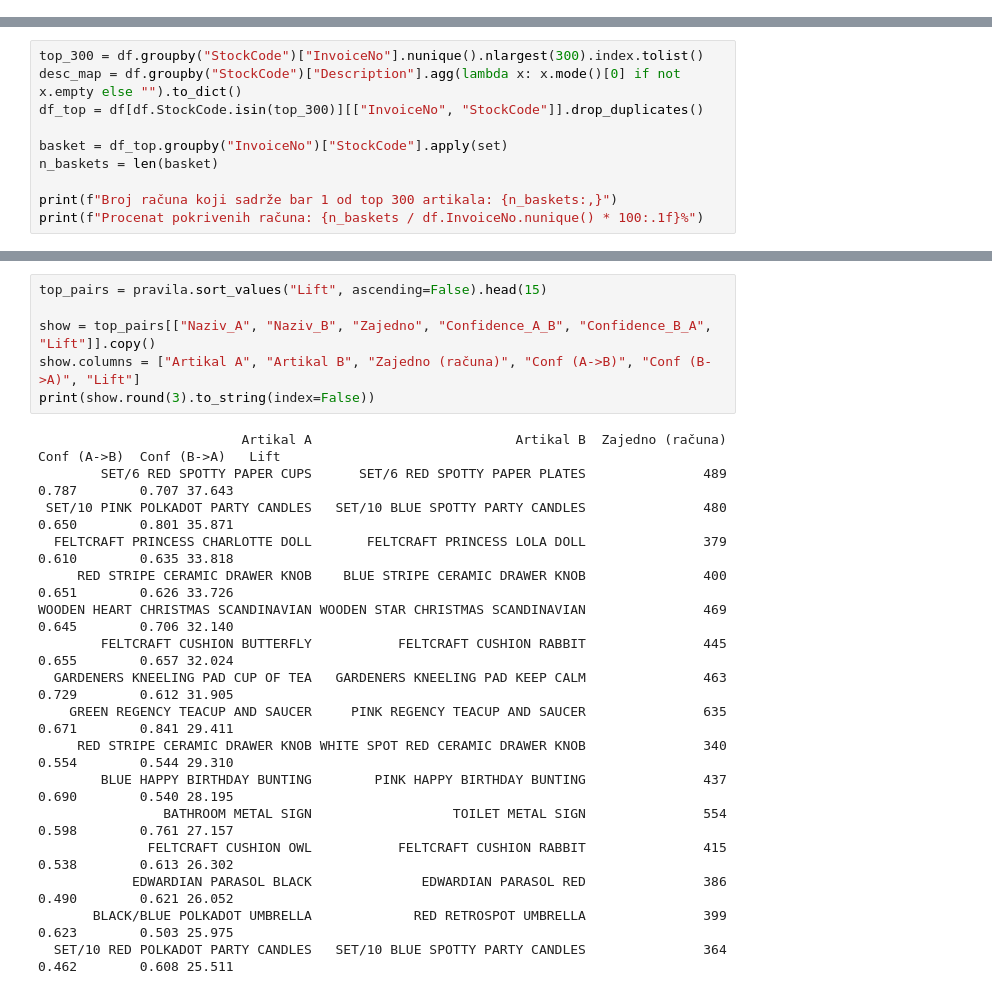
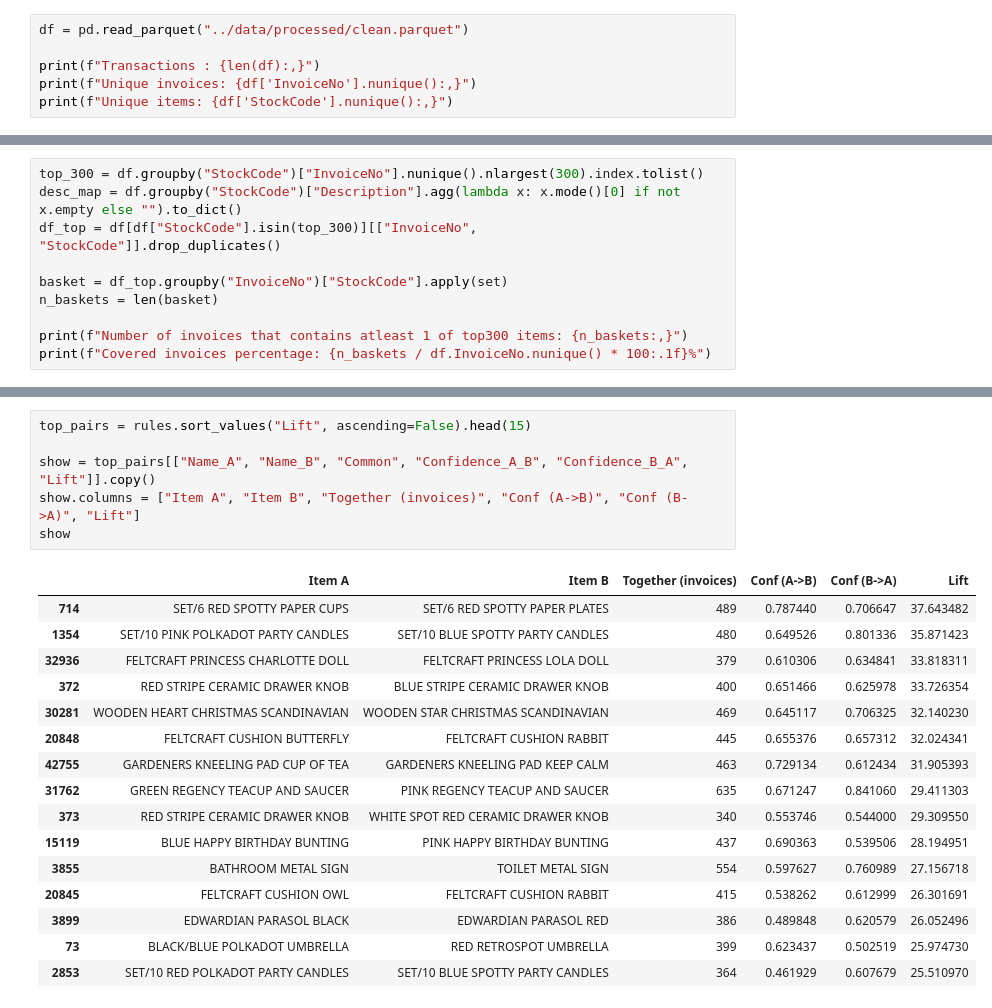
Before and after one commit to aaleksaacic/online-shop-analytics, a Jupyter notebook: notebooks/06_recommendation.ipynb, the cells around one changed output, grey strips where cells are left out. Cells and saved outputs as stored; diff of their text form.

```diff
--- a/notebooks/06_recommendation.ipynb
+++ b/notebooks/06_recommendation.ipynb
@@ -17,0 +7,6 @@ Jedinstvenih artikala: 4,620
+# %%
+df = pd.read_parquet("../data/processed/clean.parquet")
+
+print(f"Transactions : {len(df):,}")
+print(f"Unique invoices: {df['InvoiceNo'].nunique():,}")
+print(f"Unique items: {df['StockCode'].nunique():,}")
@@ -18,11 +17,11 @@ Jedinstvenih artikala: 4,620
 # %%
 top_300 = df.groupby("StockCode")["InvoiceNo"].nunique().nlargest(300).index.tolist()
 desc_map = df.groupby("StockCode")["Description"].agg(lambda x: x.mode()[0] if not x.empty else "").to_dict()
-df_top = df[df.StockCode.isin(top_300)][["InvoiceNo", "StockCode"]].drop_duplicates()
+df_top = df[df["StockCode"].isin(top_300)][["InvoiceNo", "StockCode"]].drop_duplicates()
 
 basket = df_top.groupby("InvoiceNo")["StockCode"].apply(set)
 n_baskets = len(basket)
 
-print(f"Broj računa koji sadrže bar 1 od top 300 artikala: {n_baskets:,}")
-print(f"Procenat pokrivenih računa: {n_baskets / df.InvoiceNo.nunique() * 100:.1f}%")
+print(f"Number of invoices that contains atleast 1 of top300 items: {n_baskets:,}")
+print(f"Covered invoices percentage: {n_baskets / df.InvoiceNo.nunique() * 100:.1f}%")
 # %% [output]
@@ -70,24 +69,24 @@ Maksimalni Lift u podacima: 37.64
 # %%
-top_pairs = pravila.sort_values("Lift", ascending=False).head(15)
+top_pairs = rules.sort_values("Lift", ascending=False).head(15)
 
-show = top_pairs[["Naziv_A", "Naziv_B", "Zajedno", "Confidence_A_B", "Confidence_B_A", "Lift"]].copy()
-show.columns = ["Artikal A", "Artikal B", "Zajedno (računa)", "Conf (A->B)", "Conf (B->A)", "Lift"]
-print(show.round(3).to_string(index=False))
+show = top_pairs[["Name_A", "Name_B", "Common", "Confidence_A_B", "Confidence_B_A", "Lift"]].copy()
+show.columns = ["Item A", "Item B", "Together (invoices)", "Conf (A->B)", "Conf (B->A)", "Lift"]
+show
 # %% [output]
-                          Artikal A                          Artikal B  Zajedno (računa)  Conf (A->B)  Conf (B->A)   Lift
-        SET/6 RED SPOTTY PAPER CUPS      SET/6 RED SPOTTY PAPER PLATES               489        0.787        0.707 37.643
- SET/10 PINK POLKADOT PARTY CANDLES   SET/10 BLUE SPOTTY PARTY CANDLES               480        0.650        0.801 35.871
-  FELTCRAFT PRINCESS CHARLOTTE DOLL       FELTCRAFT PRINCESS LOLA DOLL               379        0.610        0.635 33.818
-     RED STRIPE CERAMIC DRAWER KNOB    BLUE STRIPE CERAMIC DRAWER KNOB               400        0.651        0.626 33.726
-WOODEN HEART CHRISTMAS SCANDINAVIAN WOODEN STAR CHRISTMAS SCANDINAVIAN               469        0.645        0.706 32.140
-        FELTCRAFT CUSHION BUTTERFLY           FELTCRAFT CUSHION RABBIT               445        0.655        0.657 32.024
-  GARDENERS KNEELING PAD CUP OF TEA   GARDENERS KNEELING PAD KEEP CALM               463        0.729        0.612 31.905
-    GREEN REGENCY TEACUP AND SAUCER     PINK REGENCY TEACUP AND SAUCER               635        0.671        0.841 29.411
-     RED STRIPE CERAMIC DRAWER KNOB WHITE SPOT RED CERAMIC DRAWER KNOB               340        0.554        0.544 29.310
-        BLUE HAPPY BIRTHDAY BUNTING        PINK HAPPY BIRTHDAY BUNTING               437        0.690        0.540 28.195
-                BATHROOM METAL SIGN                  TOILET METAL SIGN               554        0.598        0.761 27.157
-              FELTCRAFT CUSHION OWL           FELTCRAFT CUSHION RABBIT               415        0.538        0.613 26.302
-            EDWARDIAN PARASOL BLACK              EDWARDIAN PARASOL RED               386        0.490        0.621 26.052
-       BLACK/BLUE POLKADOT UMBRELLA             RED RETROSPOT UMBRELLA               399        0.623        0.503 25.975
-  SET/10 RED POLKADOT PARTY CANDLES   SET/10 BLUE SPOTTY PARTY CANDLES               364        0.462        0.608 25.511
+|  | Item A | Item B | Together (invoices) | Conf (A->B) | Conf (B->A) | Lift |
+| 714 | SET/6 RED SPOTTY PAPER CUPS | SET/6 RED SPOTTY PAPER PLATES | 489 | 0.787440 | 0.706647 | 37.643482 |
+| 1354 | SET/10 PINK POLKADOT PARTY CANDLES | SET/10 BLUE SPOTTY PARTY CANDLES | 480 | 0.649526 | 0.801336 | 35.871423 |
+| 32936 | FELTCRAFT PRINCESS CHARLOTTE DOLL | FELTCRAFT PRINCESS LOLA DOLL | 379 | 0.610306 | 0.634841 | 33.818311 |
+| 372 | RED STRIPE CERAMIC DRAWER KNOB | BLUE STRIPE CERAMIC DRAWER KNOB | 400 | 0.651466 | 0.625978 | 33.726354 |
+| 30281 | WOODEN HEART CHRISTMAS SCANDINAVIAN | WOODEN STAR CHRISTMAS SCANDINAVIAN | 469 | 0.645117 | 0.706325 | 32.140230 |
+| 20848 | FELTCRAFT CUSHION BUTTERFLY | FELTCRAFT CUSHION RABBIT | 445 | 0.655376 | 0.657312 | 32.024341 |
+| 42755 | GARDENERS KNEELING PAD CUP OF TEA | GARDENERS KNEELING PAD KEEP CALM | 463 | 0.729134 | 0.612434 | 31.905393 |
+| 31762 | GREEN REGENCY TEACUP AND SAUCER | PINK REGENCY TEACUP AND SAUCER | 635 | 0.671247 | 0.841060 | 29.411303 |
+| 373 | RED STRIPE CERAMIC DRAWER KNOB | WHITE SPOT RED CERAMIC DRAWER KNOB | 340 | 0.553746 | 0.544000 | 29.309550 |
+| 15119 | BLUE HAPPY BIRTHDAY BUNTING | PINK HAPPY BIRTHDAY BUNTING | 437 | 0.690363 | 0.539506 | 28.194951 |
+| 3855 | BATHROOM METAL SIGN | TOILET METAL SIGN | 554 | 0.597627 | 0.760989 | 27.156718 |
+| 20845 | FELTCRAFT CUSHION OWL | FELTCRAFT CUSHION RABBIT | 415 | 0.538262 | 0.612999 | 26.301691 |
+| 3899 | EDWARDIAN PARASOL BLACK | EDWARDIAN PARASOL RED | 386 | 0.489848 | 0.620579 | 26.052496 |
+| 73 | BLACK/BLUE POLKADOT UMBRELLA | RED RETROSPOT UMBRELLA | 399 | 0.623437 | 0.502519 | 25.974730 |
+| 2853 | SET/10 RED POLKADOT PARTY CANDLES | SET/10 BLUE SPOTTY PARTY CANDLES | 364 | 0.461929 | 0.607679 | 25.510970 |
 # %%
```
Also changed, not shown: parts of 8 cells of this notebook, 2 other files.
